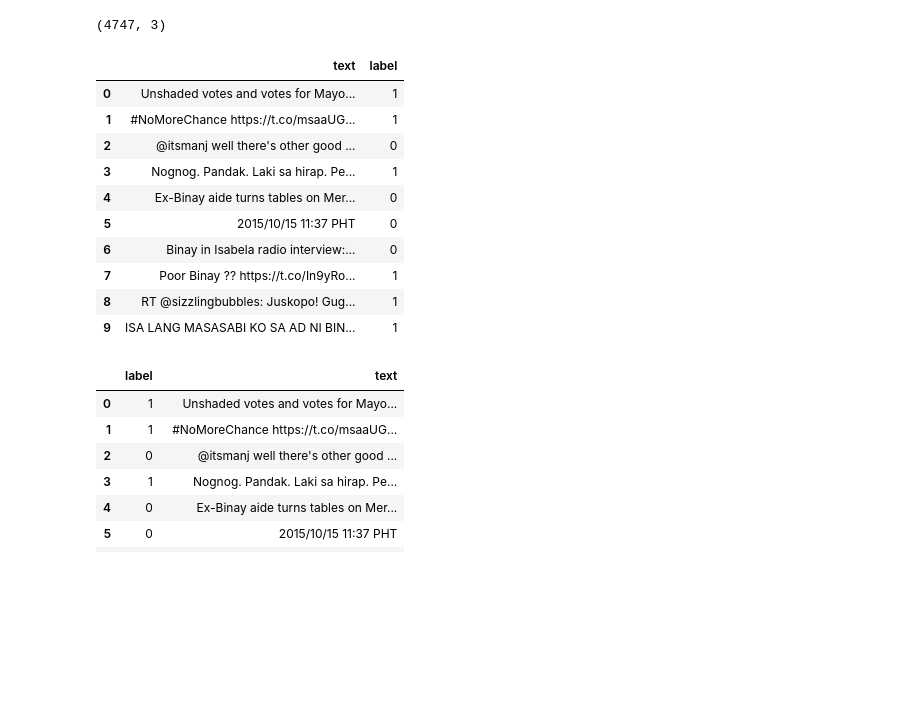
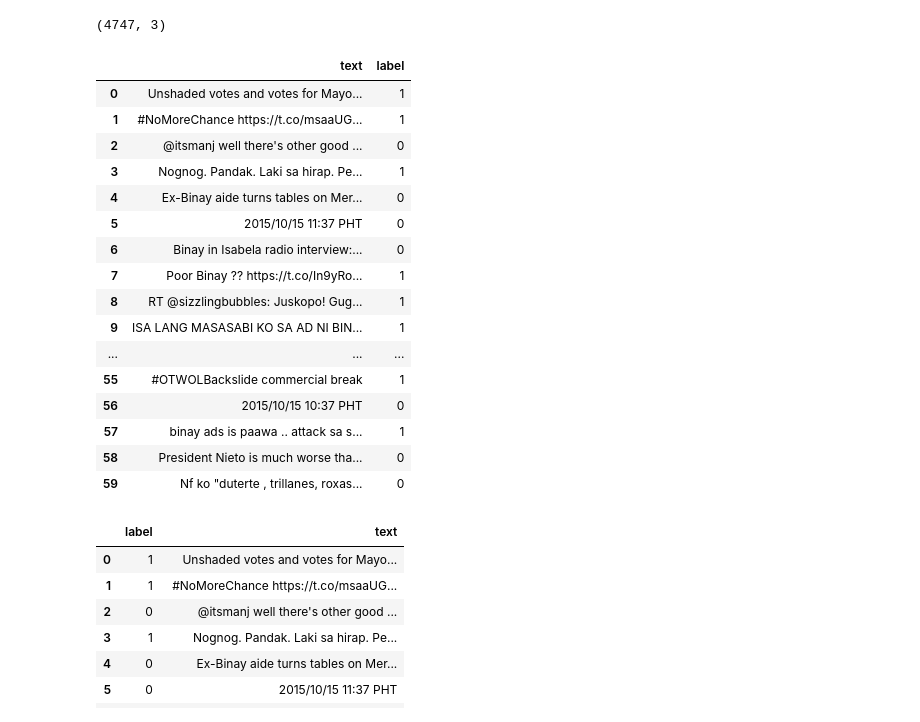
Before and after one commit to Tolskiee/ThesisFiles, a Jupyter notebook: ThesisLogic.ipynb, the cells around one changed output. Drawn from its saved outputs; the diff is of its cells as text; code cells hidden in the pictures; blank space fills up the shorter version.

```diff
--- a/ThesisLogic.ipynb
+++ b/ThesisLogic.ipynb
@@ -386,19 +386,25 @@ print(train.shape)
 (4747, 3)
 # %%
 # remove unwanted text from test data
-test.head(10)
+test.head(60)
 # %% [output]
 |  | text | label |
 | 0 | Unshaded votes and votes for Mayo... | 1 |
 | 1 | #NoMoreChance https://t.co/msaaUG... | 1 |
 | 2 | @itsmanj well there's other good ... | 0 |
 | 3 | Nognog. Pandak. Laki sa hirap. Pe... | 1 |
 | 4 | Ex-Binay aide turns tables on Mer... | 0 |
 | 5 | 2015/10/15 11:37 PHT | 0 |
 | 6 | Binay in Isabela radio interview:... | 0 |
 | 7 | Poor Binay ?? https://t.co/In9yRo... | 1 |
 | 8 | RT @sizzlingbubbles: Juskopo! Gug... | 1 |
 | 9 | ISA LANG MASASABI KO SA AD NI BIN... | 1 |
+| ... | ... | ... |
+| 55 | #OTWOLBackslide commercial break | 1 |
+| 56 | 2015/10/15 10:37 PHT | 0 |
+| 57 | binay ads is paawa .. attack sa s... | 1 |
+| 58 | President Nieto is much worse tha... | 0 |
+| 59 | Nf ko "duterte , trillanes, roxas... | 0 |
 # %%
 first_column = test.pop('label')
 test.insert(0,'label',first_column)
```
Also changed, not shown: parts of 6 cells of this notebook, 1 other file.
